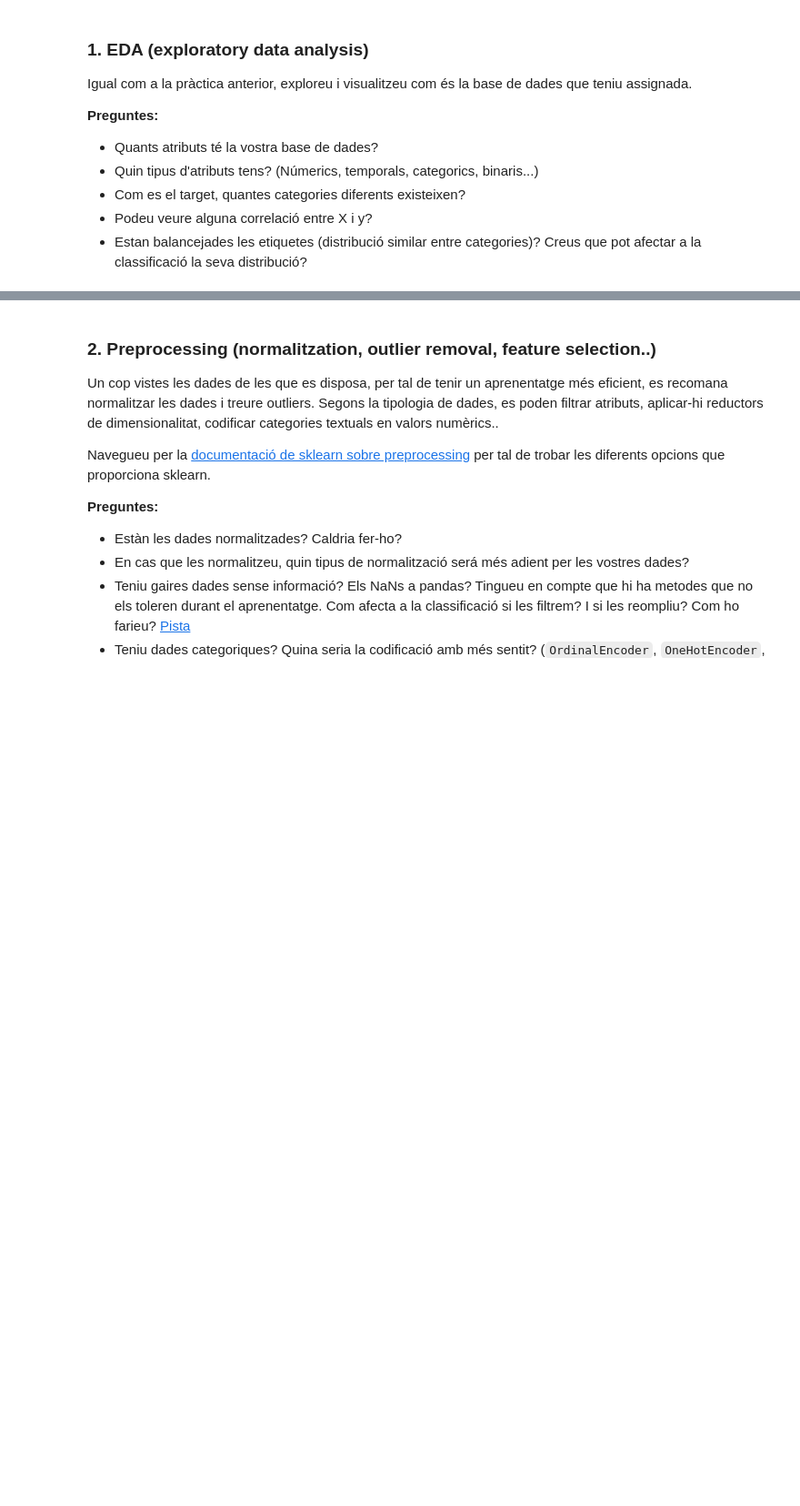
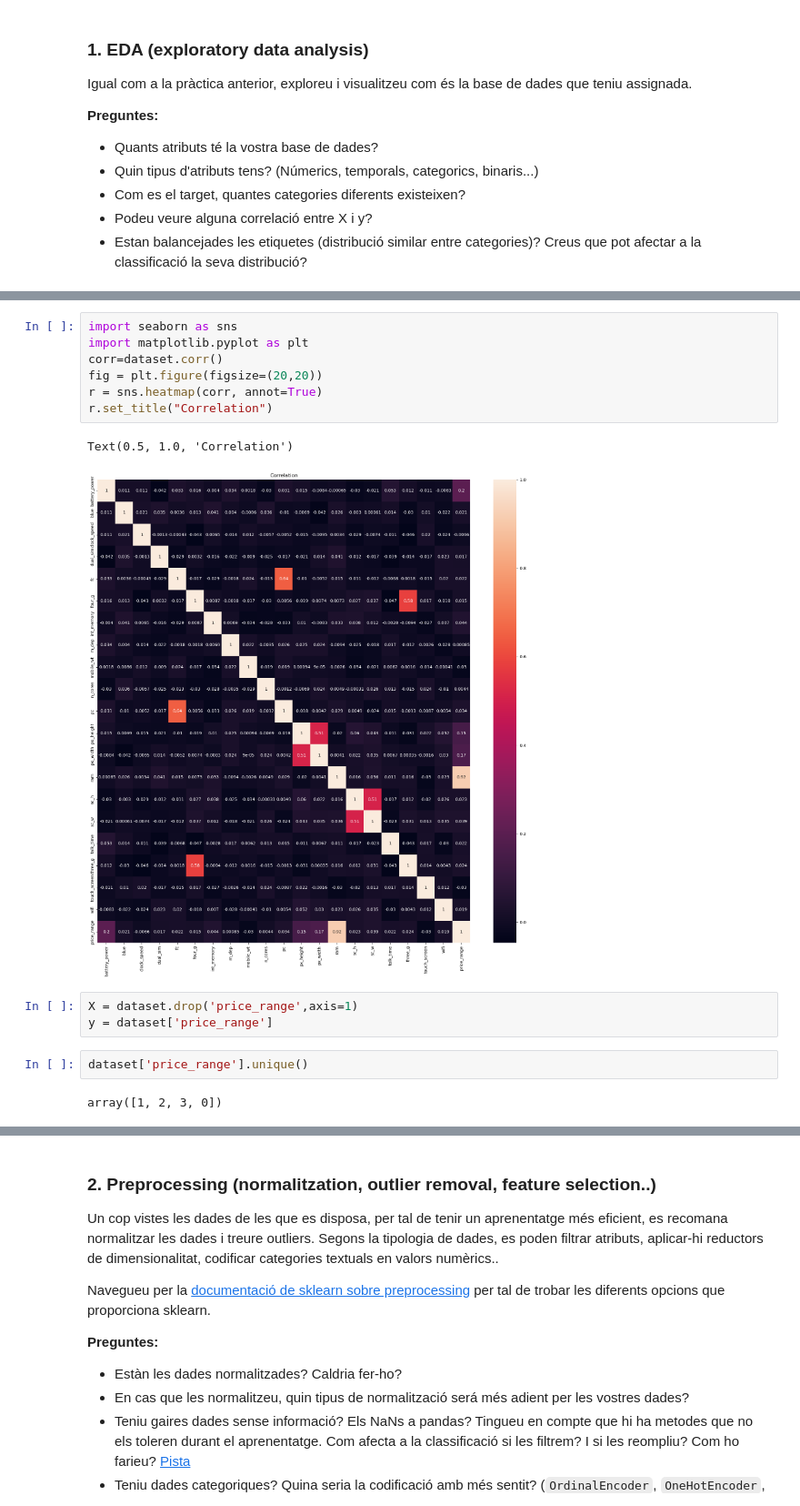
Before and after one commit to jonaprg/APC-Classificacio, a Jupyter notebook: Practica2-Classificacio2022GEI.ipynb, the cells around one changed output, grey strips where cells are left out. Shown at 91% size. Drawn from its saved outputs; the diff is of its cells as text; blank space fills up the shorter version.

```diff
--- a/Practica2-Classificacio2022GEI.ipynb
+++ b/Practica2-Classificacio2022GEI.ipynb
@@ -253,0 +297,17 @@ Igual com a la pràctica anterior, exploreu i visualitzeu com és la base de dad
+# %%
+import seaborn as sns
+import matplotlib.pyplot as plt
+corr=dataset.corr()
+fig = plt.figure(figsize=(20,20))
+r = sns.heatmap(corr, annot=True)
+r.set_title("Correlation")
+# %% [output]
+Text(0.5, 1.0, 'Correlation')
+[figure, added]
+# %%
+X = dataset.drop('price_range',axis=1)
+y = dataset['price_range']
+# %%
+dataset['price_range'].unique()
+# %% [output]
+array([1, 2, 3, 0])
```
Also changed, not shown: parts of 13 cells of this notebook.
